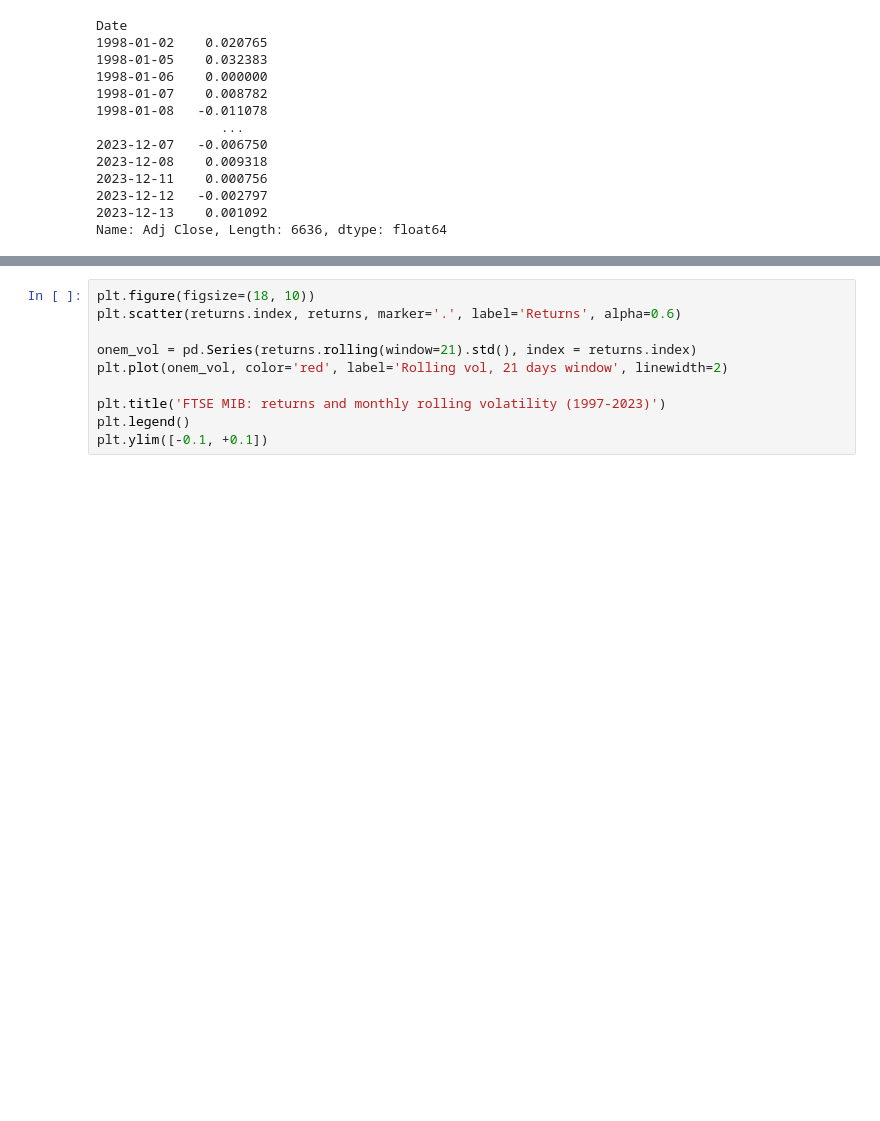
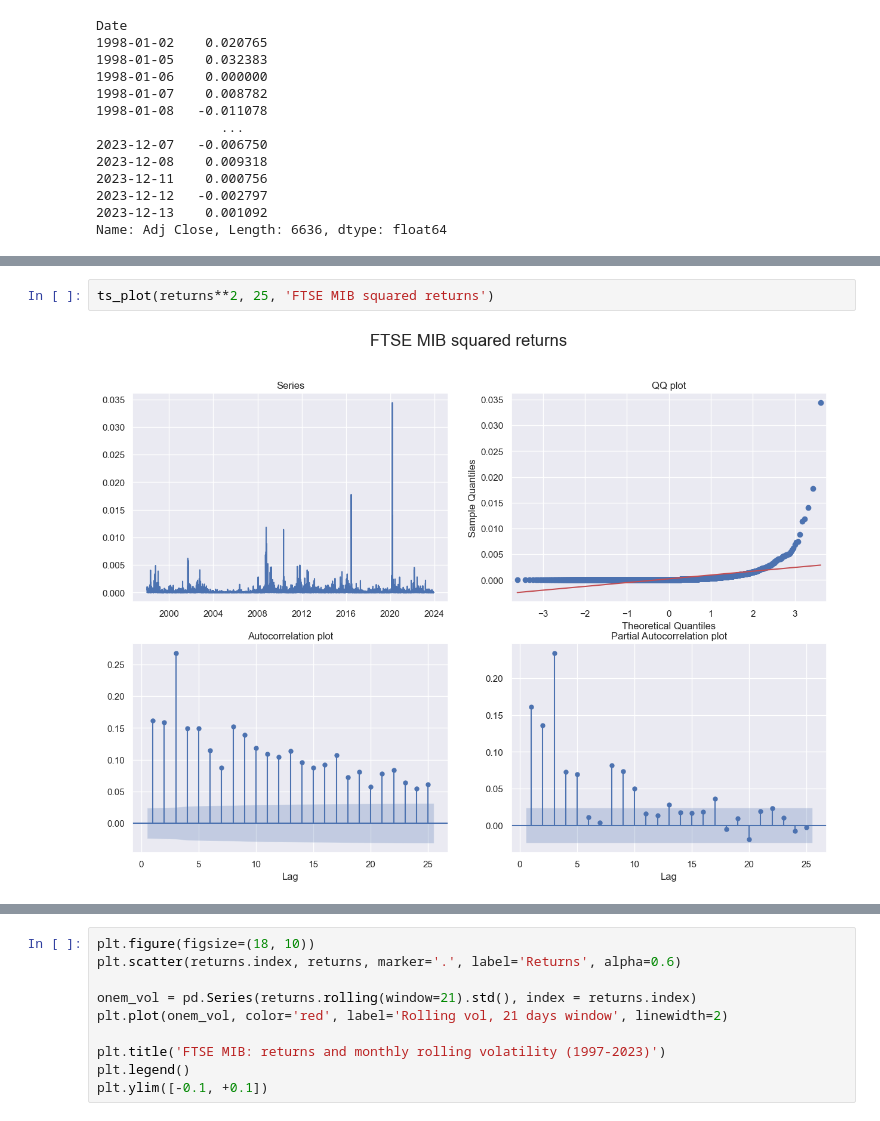
Before and after one commit to tommasograndi/market-vol-forecasting-with-GARCH-models, a Jupyter notebook: notebook.ipynb, the cells around one changed output, grey strips where cells are left out. Cells and saved outputs as stored; diff of their text form; blank space fills up the shorter version.

```diff
--- a/notebook.ipynb
+++ b/notebook.ipynb
@@ -48,0 +112,4 @@ Name: Adj Close, Length: 6636, dtype: float64
+# %%
+ts_plot(returns**2, 25, 'FTSE MIB squared returns')
+# %% [output]
+[figure, added]
```
Also changed, not shown: parts of 64 cells of this notebook, 1 other file.
